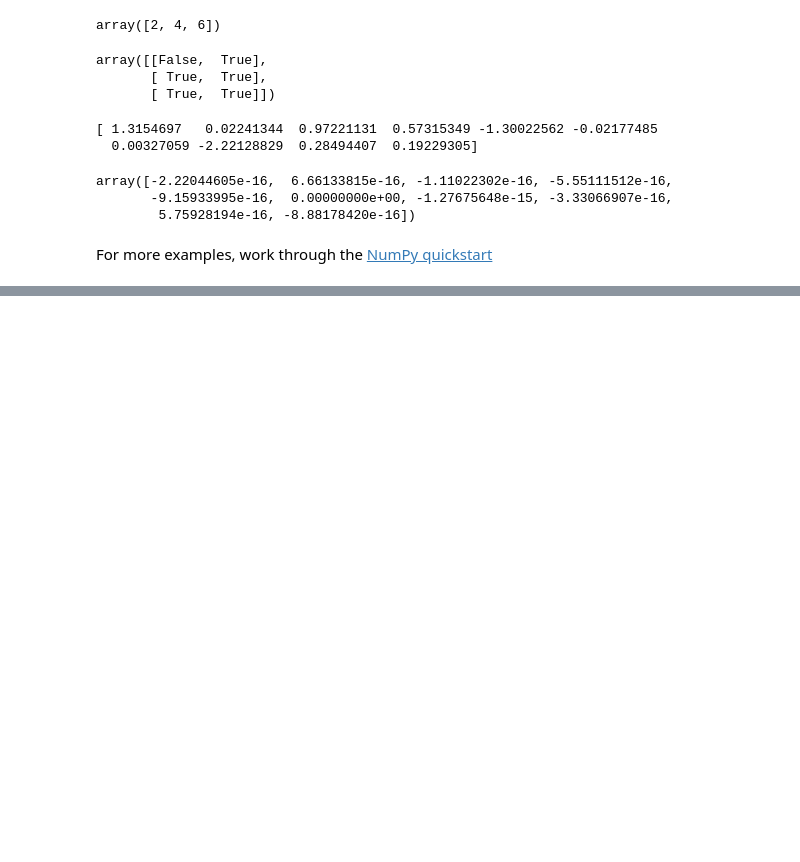
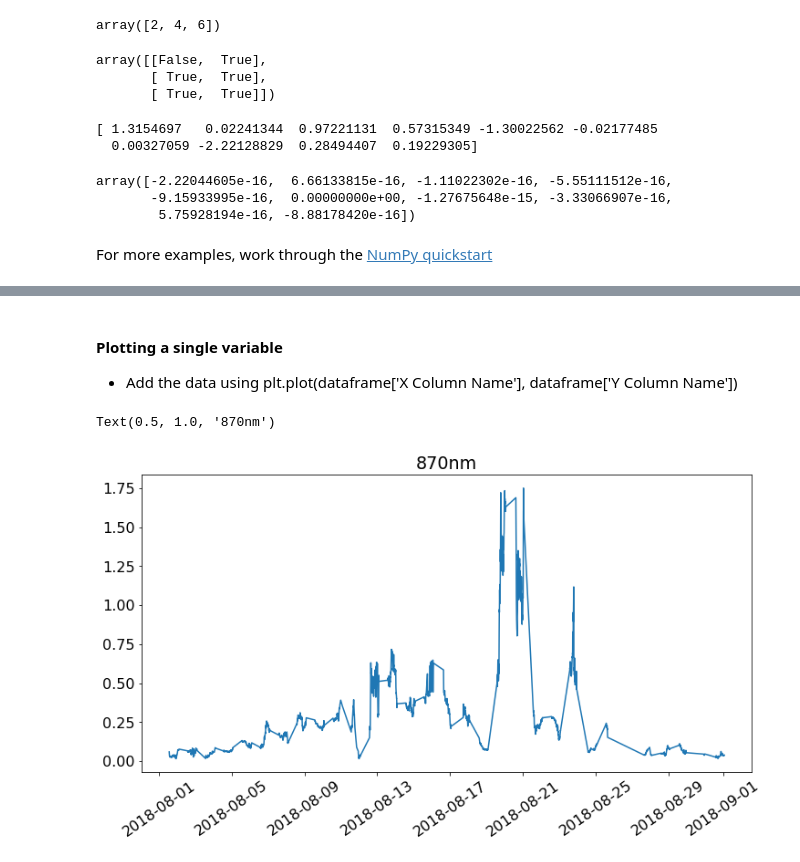
Before and after one commit to mhgcmcc/AGU-python-workshop-2019, a Jupyter notebook: part-1.ipynb, the cells around one changed output, grey strips where cells are left out. Drawn from its saved outputs; the diff is of its cells as text; code cells hidden in the pictures; blank space fills up the shorter version.

```diff
--- a/part-1.ipynb
+++ b/part-1.ipynb
@@ -209,0 +322,19 @@ For more examples, work through the [NumPy quickstart](https://docs.scipy.org/do
+# %%
+# Convert the string dates and times to date format (note the line continuation)
+ground_station_PNNL['datetime'] = (ground_station_PNNL['Date(dd:mm:yyyy)'] + ' '
+                                   + ground_station_PNNL['Time(hh:mm:ss)'])
+
+# Explicitly declare the format (for the full list, see http://strftime.org)
+fmt = '%d:%m:%Y %H:%M:%S'
+ground_station_PNNL['datetime'] = pd.to_datetime(ground_station_PNNL['datetime'], format=fmt)
+# %% [markdown]
+#### Plotting a single variable
+
+* Add the data using plt.plot(dataframe['X Column Name'], dataframe['Y Column Name'])
+# %%
+plt.plot(ground_station_PNNL['datetime'], ground_station_PNNL['AOD_870nm'])
+plt.xticks(rotation=35)
+plt.title('870nm')
+# %% [output]
+Text(0.5, 1.0, '870nm')
+[figure, added]
```
Also changed, not shown: parts of 27 cells of this notebook, 1 other file.
